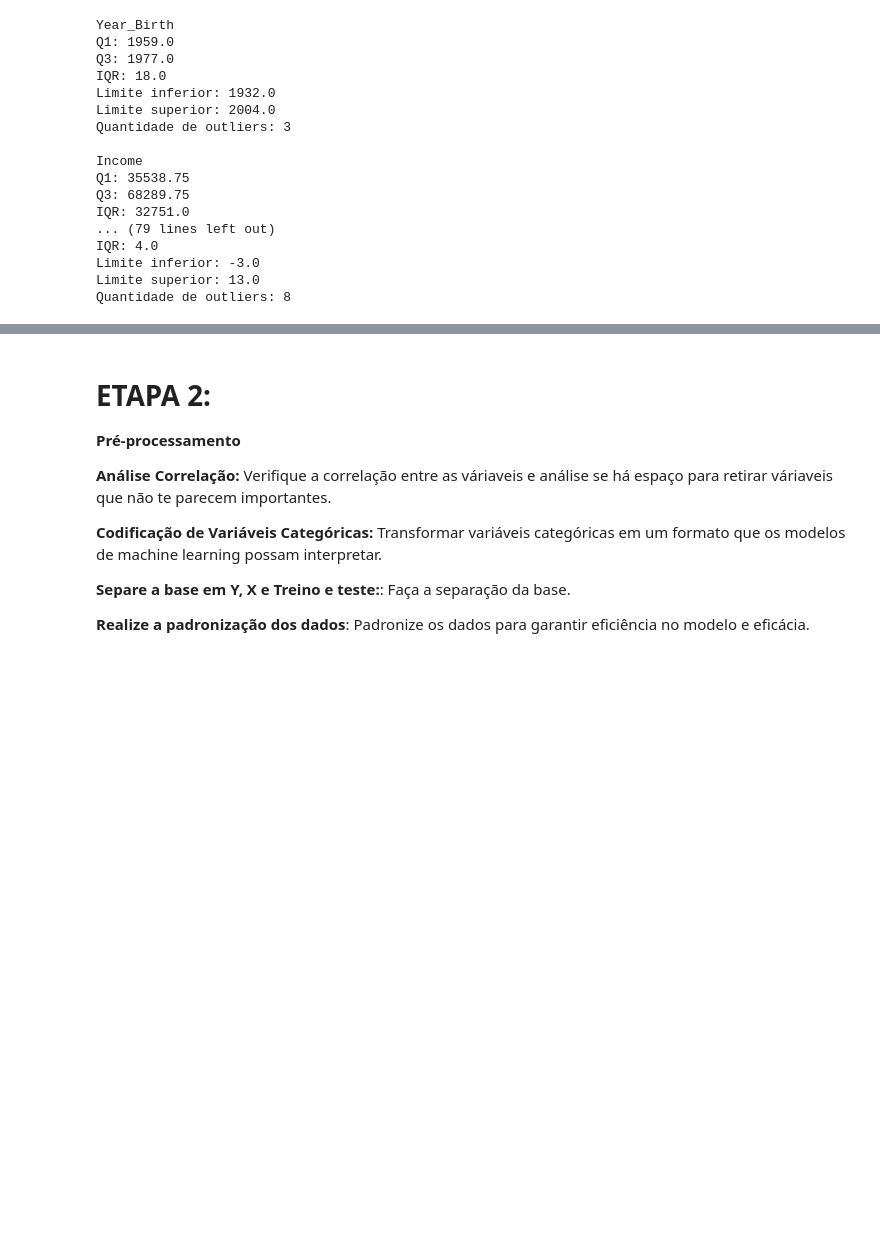
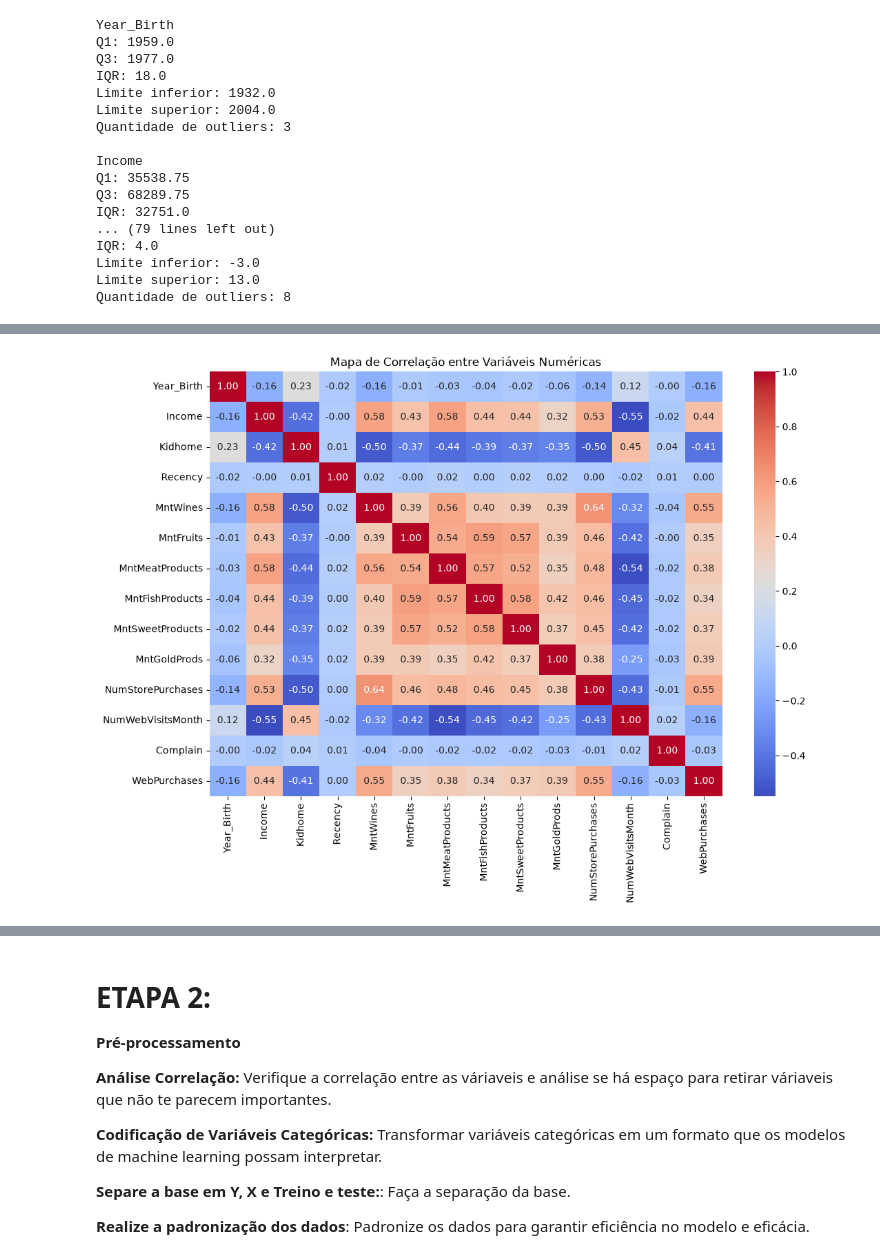
Before and after one commit to Leocarneiroo/data-science-projects, a Jupyter notebook: PCA-analise-de-modelos/Profissao Cientista de Dados M37 Projeto.ipynb, the cells around one changed output, grey strips where cells are left out. Cells and saved outputs as stored; diff of their text form; code cells hidden in the pictures; blank space fills up the shorter version.

```diff
--- a/PCA-analise-de-modelos/Profissao Cientista de Dados M37 Projeto.ipynb
+++ b/PCA-analise-de-modelos/Profissao Cientista de Dados M37 Projeto.ipynb
@@ -249,0 +311,12 @@ Quantidade de outliers: 8
+# %%
+# O mapa de correlação ajuda a identificar relações entre variáveis numéricas e sugere possíveis agrupamentos de comportamento.
+# O que é útil para etapas posteriores como padronização e PCA.
+
+plt.figure(figsize=(12, 8))
+corr = base.corr(numeric_only=True)
+
+sns.heatmap(corr, annot=True, cmap='coolwarm', fmt='.2f')
+plt.title('Mapa de Correlação entre Variáveis Numéricas')
+plt.show()
+# %% [output]
+[figure, added]
```
Also changed, not shown: parts of 40 cells of this notebook, 2 other files.
